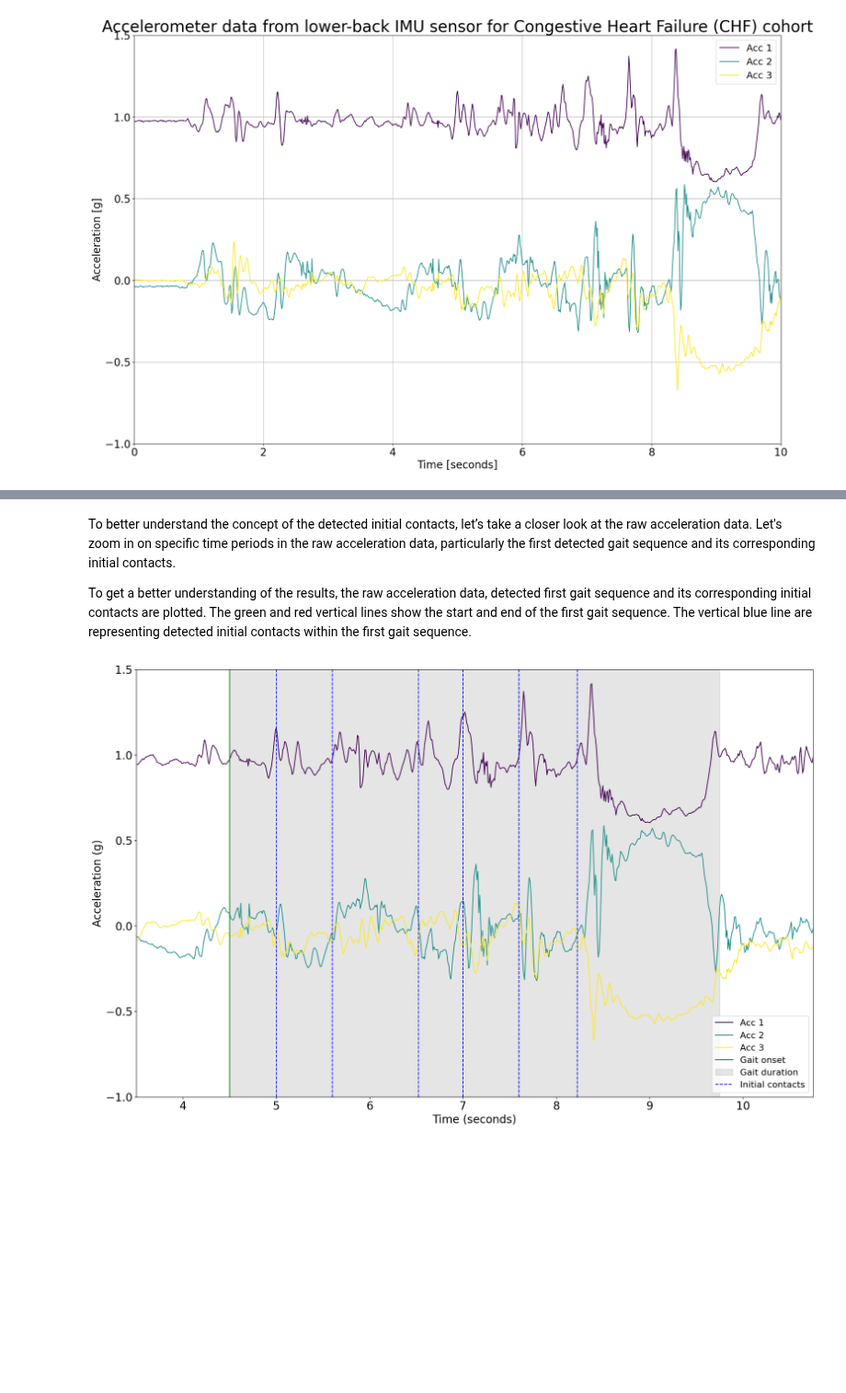
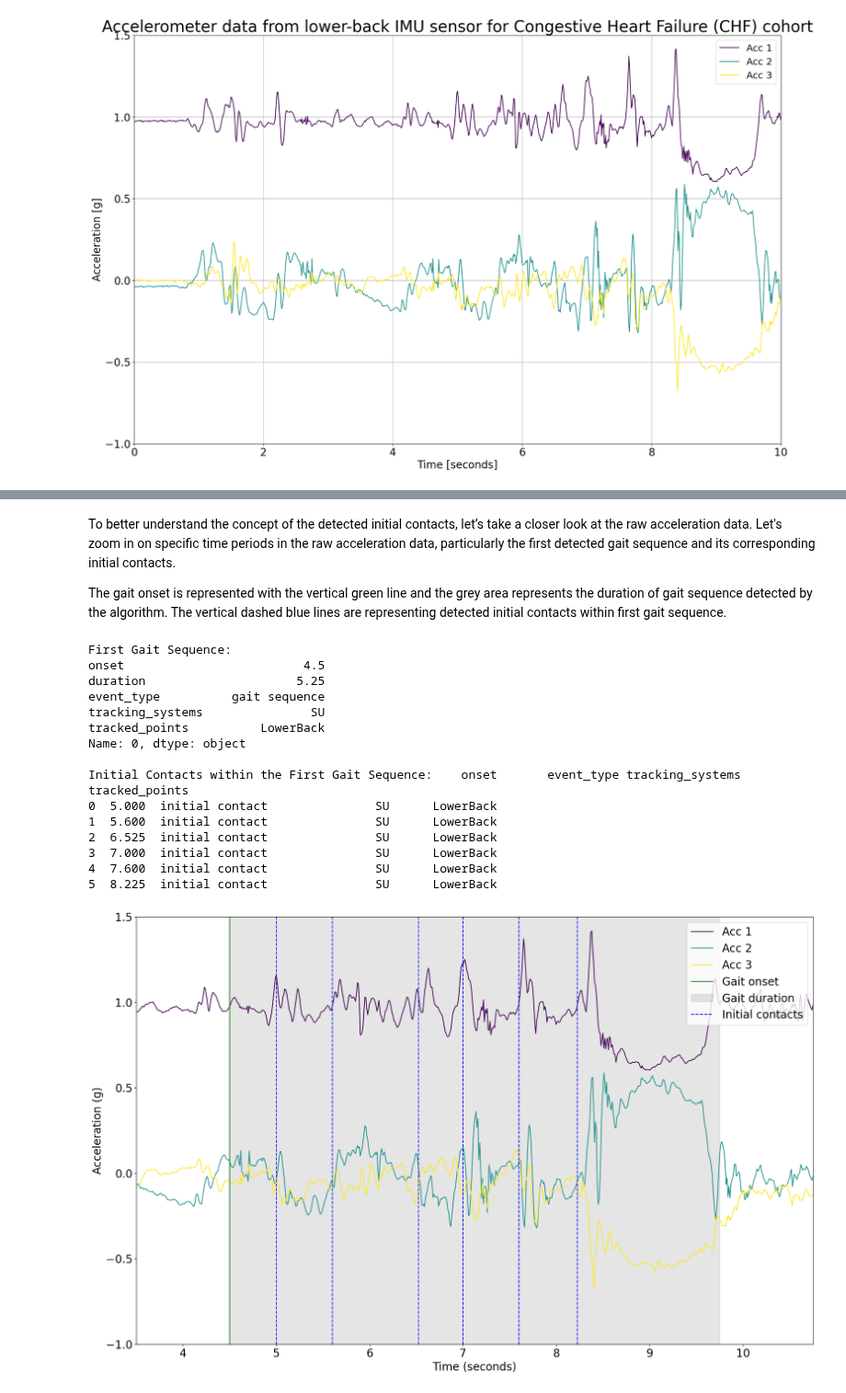
Before and after one commit to neurogeriatricskiel/KielMAT, a Jupyter notebook: examples/paraschiv_initial_contact_detection.ipynb, the cells around one changed output, grey strips where cells are left out. Shown at 92% size. Saved outputs shown, nothing was run; the diff lists cells and outputs as text; code cells hidden in the pictures; blank space fills up the shorter version.

```diff
--- a/examples/paraschiv_initial_contact_detection.ipynb
+++ b/examples/paraschiv_initial_contact_detection.ipynb
@@ -153,10 +153,8 @@ Now, we are running Paraschiv initial contact detection algorithm from icd modul
 # %%
-# The results of the gait sequence detection algorithm is used to detect initial contacts.
-# Consequently, before running initial contact detection algorithm, the gait sequence detetction algorithm have to be runned on acceleretion signal.
 # Create an instance of the ParaschivIonescuGaitSequenceDetection class
 gsd = ParaschivIonescuGaitSequenceDetection(target_sampling_freq_Hz=40)
 
-# Call the gait sequence detection using gsd.detect
+# Call the gait sequence detection using gsd.detect to detect gait sequences
 gsd = gsd.detect(
     data=acceleration_data, sampling_freq_Hz=sampling_frequency, plot_results=False
 )
@@ -166,14 +164,17 @@ gait_sequences = gsd.gait_sequences_
 
 # Add events to the recording as a dictionary including tracking system and events
 gait_sequence_events = gait_sequences
-recording.add_events(tracking_system = tracking_sys, new_events= gait_sequence_events)
+recording.add_events(tracking_system=tracking_sys, new_events=gait_sequence_events)
 
-# Now, use ParaschivIonescu Initial_Contact_Detection to detect initial contacts within detected gait sequences.
+# Now, use Paraschiv-Ionescu initial contact detection algortihm to find initial contacts within detected gait sequences.
 icd = ParaschivIonescuInitialContactDetection(target_sampling_freq_Hz=40)
 
 # Call the initial contact detection using icd.detect
 icd = icd.detect(
-    data=acceleration_data, gait_sequences = gait_sequences, sampling_freq_Hz=sampling_frequency, plot_results=False
+    data=acceleration_data,
+    gait_sequences=gait_sequences,
+    sampling_freq_Hz=sampling_frequency,
+    plot_results=False,
 )
 
 # Initial contacts are stored in initial_contacts_ attribute of icd
@@ -181,9 +182,9 @@ initial_contacts = icd.initial_contacts_
 
 # Add events to the recording as a dictionary including tracking system and events
 initial_contacts_events = initial_contacts
-recording.add_events(tracking_system = tracking_sys, new_events = initial_contacts_events)
+recording.add_events(tracking_system=tracking_sys, new_events=initial_contacts_events)
 
-# Show events types including detected gait sequences and initial contacts
+# Print events types including both detected gait sequences and initial contacts
 print(recording.events)
 # %% [output]
 86 gait sequence(s) detected.
@@ -204,53 +205,81 @@ print(recording.events)
 # %% [markdown]
 To better understand the concept of the detected initial contacts, let’s take a closer look at the raw acceleration data. Let's zoom in on specific time periods in the raw acceleration data, particularly the first detected gait sequence and its corresponding initial contacts.
 
-To get a better understanding of the results, the raw acceleration data, detected first gait sequence and its corresponding initial contacts are plotted. The green and red vertical lines show the start and end of the first gait sequence. The vertical blue line are representing detected initial contacts within the first gait sequence.
+The gait onset is represented with the vertical green line and the grey area represents the duration of gait sequence detected by the algorithm. The vertical dashed blue lines are representing detected initial contacts within first gait sequence.
 # %%
 # Access the first detected gait sequence
-first_gait_sequence = recording.events[tracking_sys][recording.events[tracking_sys]['event_type'] == 'gait sequence'].iloc[0]
+first_gait_sequence = recording.events[tracking_sys][
+    recording.events[tracking_sys]["event_type"] == "gait sequence"
+].iloc[0]
+
+# Print information about the first gait sequence
+print("First Gait Sequence:")
+print(first_gait_sequence)
+
+# Print information about initial contacts within the first gait sequence
+ic_within_gait = initial_contacts_events[
+    initial_contacts_events["onset"].between(
+        first_gait_sequence["onset"],
+        first_gait_sequence["onset"] + first_gait_sequence["duration"],
+    )
+]
+print("\nInitial Contacts within the First Gait Sequence:", ic_within_gait)
 
 # Plot the raw data from the lower back
 fig, ax = plt.subplots(figsize=(22, 14))
 
-# Plot the acceleration data
+# Plot raw acceleration data
 for i in range(3):
     ax.plot(
         time_seconds,
         acceleration_data[f"LowerBack_ACCEL_{chr(120 + i)}"],
         color=colors[i],
         label=f"Acc {i + 1}",
     )
 
-# Plot the first element of gait sequences if they exist
+# Plot the first element of gait sequences
 plt.axvline(first_gait_sequence["onset"], color="g", label="Gait onset")
 ax.axvspan(
     first_gait_sequence["onset"],
     first_gait_sequence["onset"] + first_gait_sequence["duration"],
     alpha=0.2,
     color="gray",
     label="Gait duration",
 )
 
-# Plot the initial contacts for the first gait sequence
-for ic_time in initial_contacts_events[initial_contacts_events["onset"].between(
-    first_gait_sequence["onset"], first_gait_sequence["onset"] + first_gait_sequence["duration"]
-)]["onset"]:
+# Plot the initial contacts within the first gait sequence
+for ic_time in ic_within_gait["onset"]:
     ax.axvline(ic_time, color="blue", linestyle="--")
 
 # Customize plot
 start_limit = first_gait_sequence["onset"] - 1
 end_limit = first_gait_sequence["onset"] + first_gait_sequence["duration"] + 1
 ax.set_xlim(start_limit, end_limit)
 ax.set_ylim(-1, 1.5)
 ax.set_xlabel("Time (seconds)", fontsize=20)
 ax.set_ylabel("Acceleration (g)", fontsize=20)
-ax.legend(loc="upper right", fontsize=20)
 plt.xticks(fontsize=20)
 plt.yticks(fontsize=20)
-
-# Add legend for "Initial Contact" outside the loop
-ax.legend(["Acc 1", "Acc 2", "Acc 3", "Gait onset", "Gait duration", "Initial contacts"], fontsize=16, loc="best",)
-
+ax.legend(
+    ["Acc 1", "Acc 2", "Acc 3", "Gait onset", "Gait duration", "Initial contacts"],
+    fontsize=20,
+    loc="upper right",
+)
 plt.show()
 # %% [output]
+First Gait Sequence:
+onset                         4.5
+duration                     5.25
+event_type          gait sequence
+tracking_systems               SU
+tracked_points          LowerBack
+Name: 0, dtype: object
+
+Initial Contacts within the First Gait Sequence:    onset       event_type tracking_systems tracked_points
+0  5.000  initial contact               SU      LowerBack
+1  5.600  initial contact               SU      LowerBack
+2  6.525  initial contact               SU      LowerBack
+3  7.000  initial contact               SU      LowerBack
+4  7.600  initial contact               SU      LowerBack
+5  8.225  initial contact               SU      LowerBack
-[figure, old version]
+[figure, new version]
```
Also changed, not shown: parts of 5 cells of this notebook, 6 other files.
